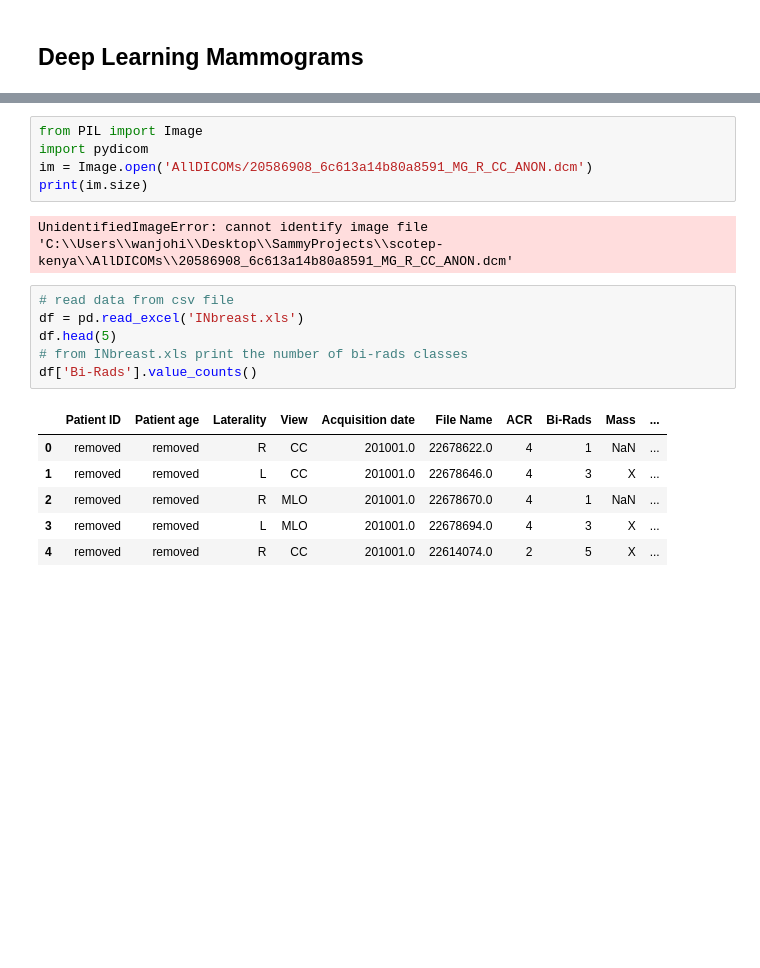
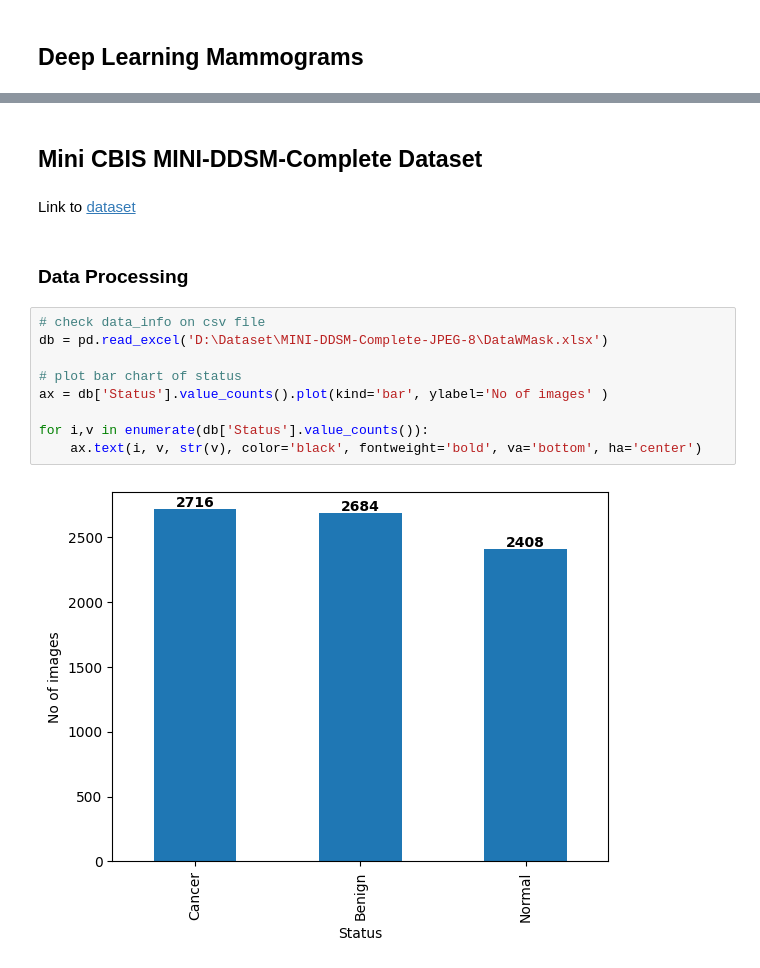
Before and after one commit to kiboiWanjohi/scotep-kenya, a Jupyter notebook: main.ipynb, the cells around one changed output, grey strips where cells are left out. Drawn from its saved outputs; the diff is of its cells as text; blank space fills up the shorter version.

Commit message:
data preprocessing

```diff
--- a/main.ipynb
+++ b/main.ipynb
@@ -30,20 +26,17 @@ Number of images in the directory AllDICOMs: 410
-# %%
-from PIL import Image
-import pydicom
-im = Image.open('AllDICOMs/20586908_6c613a14b80a8591_MG_R_CC_ANON.dcm')
-print(im.size)
-# %% [output]
-UnidentifiedImageError: cannot identify image file 'C:\\Users\\wanjohi\\Desktop\\SammyProjects\\scotep-kenya\\AllDICOMs\\20586908_6c613a14b80a8591_MG_R_CC_ANON.dcm'
-# %%
-# read data from csv file
-df = pd.read_excel('INbreast.xls')
-df.head(5)
-# from INbreast.xls print the number of bi-rads classes
-df['Bi-Rads'].value_counts()
-# %% [output]
-|  | Patient ID | Patient age | Laterality | View | Acquisition date | File Name | ACR | Bi-Rads | Mass | ... |
-| 0 | removed | removed | R | CC | 201001.0 | 22678622.0 | 4 | 1 | NaN | ... |
-| 1 | removed | removed | L | CC | 201001.0 | 22678646.0 | 4 | 3 | X | ... |
-| 2 | removed | removed | R | MLO | 201001.0 | 22678670.0 | 4 | 1 | NaN | ... |
-| 3 | removed | removed | L | MLO | 201001.0 | 22678694.0 | 4 | 3 | X | ... |
-| 4 | removed | removed | R | CC | 201001.0 | 22614074.0 | 2 | 5 | X | ... |
+# %% [markdown]
+## Mini CBIS MINI-DDSM-Complete Dataset
+# %% [markdown]
+Link to [dataset](https://www.kaggle.com/datasets/cheddad/miniddsm2?select=MINI-DDSM-Complete-JPEG-8)
+# %% [markdown]
+### Data Processing
+# %%
+# check data_info on csv file
+db = pd.read_excel('D:\Dataset\MINI-DDSM-Complete-JPEG-8\DataWMask.xlsx')
+
+# plot bar chart of status
+ax = db['Status'].value_counts().plot(kind='bar', ylabel='No of images' )
+
+for i,v in enumerate(db['Status'].value_counts()):
+    ax.text(i, v, str(v), color='black', fontweight='bold', va='bottom', ha='center')
+# %% [output]
+[figure, added]
```
Also changed, not shown: parts of 24 cells of this notebook.
